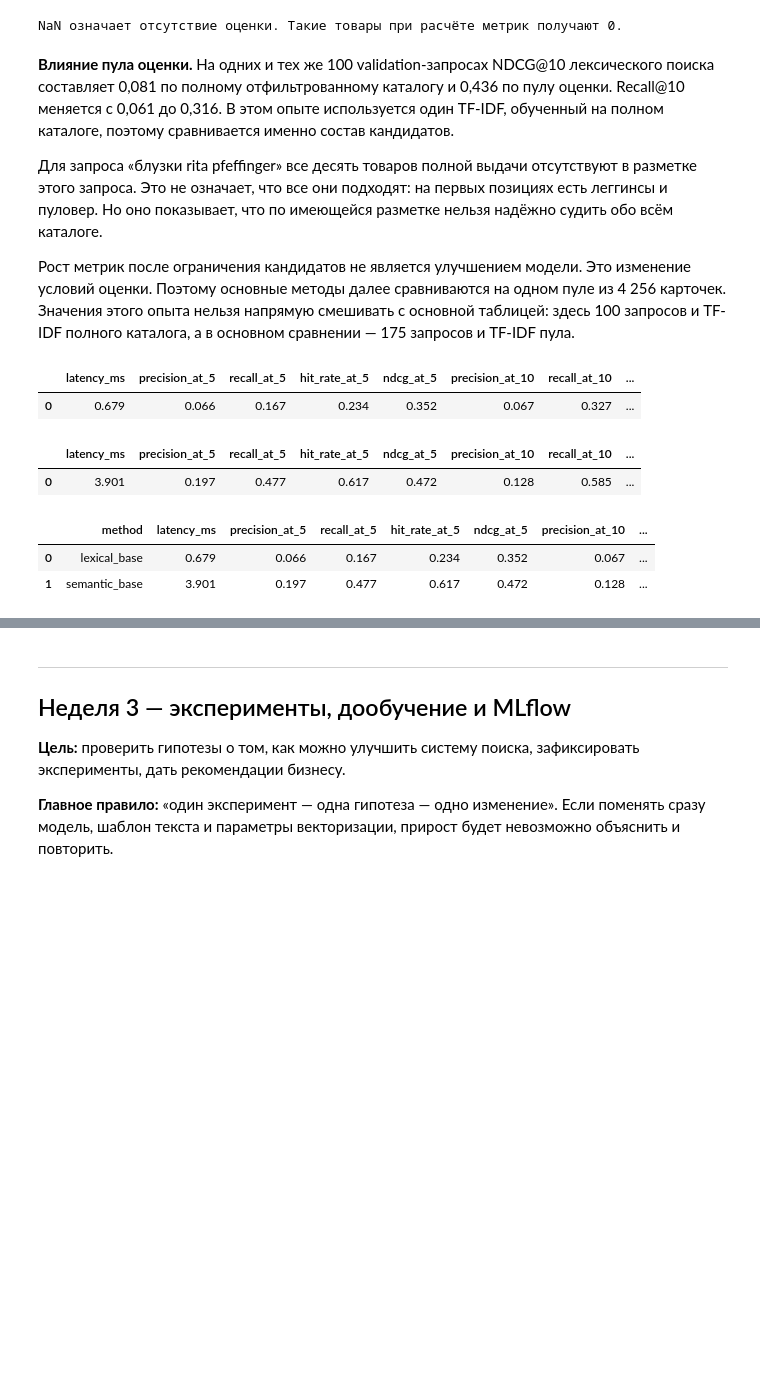
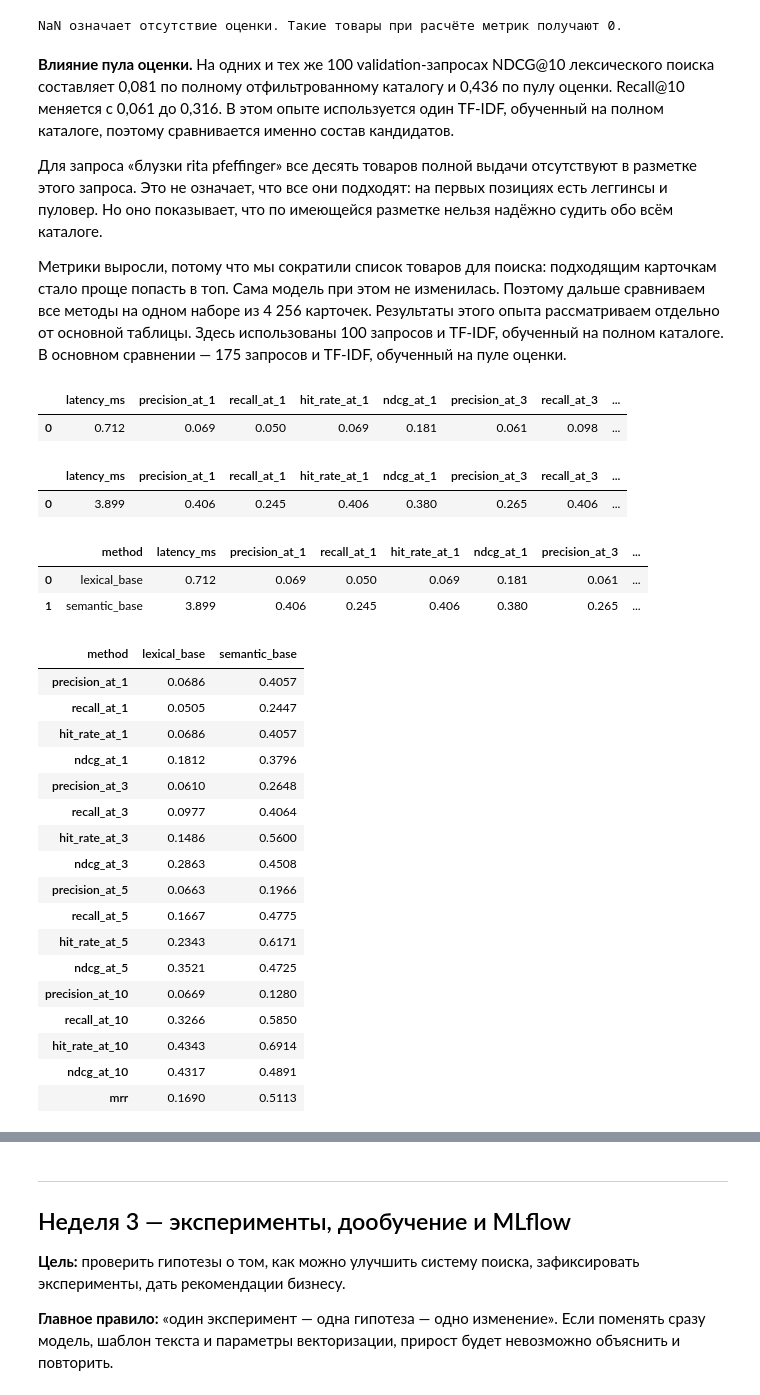
Before and after one commit to danat7075/CalmFruits_recommendation_system, a Jupyter notebook: semantic_search_project.ipynb, the cells around one changed output, grey strips where cells are left out. Cells and saved outputs as stored; diff of their text form; code cells hidden in the pictures; blank space fills up the shorter version.

```diff
--- a/semantic_search_project.ipynb
+++ b/semantic_search_project.ipynb
@@ -1019,6 +1042,7 @@ print("Устройство:", DEVICE)
 # При первом запуске веса модели будут скачаны с Hugging Face.
 # Правила E5: query: для запросов, passage: для товаров, нормализация векторов.
 # Документация: https://huggingface.co/intfloat/multilingual-e5-base
-model = SentenceTransformer(MODEL_NAME, device=DEVICE)
+# Загружаем ту же версию модели, которая использовалась в сохранённых экспериментах.
+MODEL_REVISION = "d128750597153bb5987e10b1c3493a34e5a4502a"
+model = SentenceTransformer(MODEL_NAME, device=DEVICE, revision=MODEL_REVISION)
 model.max_seq_length = 512
-MODEL_REVISION = getattr(model[0].auto_model.config, "_commit_hash", None) or "unknown"
@@ -1162,10 +1185,10 @@ TF-IDF:
 
 Выводы запишите в Markdown-ячейке и рабочем файле Markdown.
 # %%
-# Оцениваем первые 5 и 10 результатов: K=5 — качество начала выдачи,
-# K=10 — сколько релевантных товаров найдётся при просмотре более длинного списка.
-# Одинаковые K для обоих методов обеспечивают сопоставимость метрик.
-K_VALUES = (5, 10)
+# Эксперт говорит что нужно использовать весь набор K: 1, 3, 5 и 10.
+# Малые K характеризуют начало выдачи, K=10 — более длинный список.
+# При сравнении методов прежде всего смотрим NDCG@10 и NDCG@5.
+K_VALUES = (1, 3, 5, 10)
 # %%
 def query_metrics(ranked_ids, relevance_map, threshold=RELEVANCE_THRESHOLD):
     # Оценки товаров в порядке выдачи. Если оценки нет, используем 0.
@@ -1318,7 +1341,8 @@ NaN означает отсутствие оценки. Такие товары
 
 Для запроса «блузки rita pfeffinger» все десять товаров полной выдачи отсутствуют в разметке этого запроса. Это не означает, что все они подходят: на первых позициях есть леггинсы и пуловер. Но оно показывает, что по имеющейся разметке нельзя надёжно судить обо всём каталоге.
 
-Рост метрик после ограничения кандидатов не является улучшением модели. Это изменение условий оценки. Поэтому основные методы далее сравниваются на одном пуле из 4 256 карточек. Значения этого опыта нельзя напрямую смешивать с основной таблицей: здесь 100 запросов и TF-IDF полного каталога, а в основном сравнении — 175 запросов и TF-IDF пула.
+Метрики выросли, потому что мы сократили список товаров для поиска: подходящим карточкам стало проще попасть в топ. Сама модель при этом не изменилась. Поэтому дальше сравниваем все методы на одном наборе из 4 256 карточек.
+Результаты этого опыта рассматриваем отдельно от основной таблицы. Здесь использованы 100 запросов и TF-IDF, обученный на полном каталоге. В основном сравнении — 175 запросов и TF-IDF, обученный на пуле оценки.
 # %%
 # Средние метрики и подробные результаты по каждому запросу.
 lexical_summary, lexical_details = evaluate(
@@ -1327,8 +1351,8 @@ lexical_summary, lexical_details = evaluate(
 
 display(pd.DataFrame([lexical_summary]))
 # %% [output]
-|  | latency_ms | precision_at_5 | recall_at_5 | hit_rate_at_5 | ndcg_at_5 | precision_at_10 | recall_at_10 | ... |
-| 0 | 0.679 | 0.066 | 0.167 | 0.234 | 0.352 | 0.067 | 0.327 | ... |
+|  | latency_ms | precision_at_1 | recall_at_1 | hit_rate_at_1 | ndcg_at_1 | precision_at_3 | recall_at_3 | ... |
+| 0 | 0.712 | 0.069 | 0.050 | 0.069 | 0.181 | 0.061 | 0.098 | ... |
 # %%
 semantic_summary, semantic_details = evaluate(
     semantic_scores, catalog, valid_queries, valid_qrels
@@ -1336,21 +1360,41 @@ semantic_summary, semantic_details = evaluate(
 
 display(pd.DataFrame([semantic_summary]))
 # %% [output]
-|  | latency_ms | precision_at_5 | recall_at_5 | hit_rate_at_5 | ndcg_at_5 | precision_at_10 | recall_at_10 | ... |
-| 0 | 3.901 | 0.197 | 0.477 | 0.617 | 0.472 | 0.128 | 0.585 | ... |
+|  | latency_ms | precision_at_1 | recall_at_1 | hit_rate_at_1 | ndcg_at_1 | precision_at_3 | recall_at_3 | ... |
+| 0 | 3.899 | 0.406 | 0.245 | 0.406 | 0.380 | 0.265 | 0.406 | ... |
 # %%
 # Объединяем результаты двух методов.
 baseline_table = pd.DataFrame(
     [lexical_summary, semantic_summary]
 )
 baseline_table.insert(0, "method", ["lexical_base", "semantic_base"])
 
 display(baseline_table)
 
 # Сохраняем одну копию таблицы метрик рядом с тетрадью.
 baseline_table.to_csv(PROJECT_DIR / "baseline_metrics.csv", index=False)
+# Компактная таблица всех метрик с четырьмя знаками после запятой.
+display(baseline_table.set_index("method").drop(columns="latency_ms").T.style.format("{:.4f}"))
 # %% [output]
-|  | method | latency_ms | precision_at_5 | recall_at_5 | hit_rate_at_5 | ndcg_at_5 | precision_at_10 | ... |
-| 0 | lexical_base | 0.679 | 0.066 | 0.167 | 0.234 | 0.352 | 0.067 | ... |
-| 1 | semantic_base | 3.901 | 0.197 | 0.477 | 0.617 | 0.472 | 0.128 | ... |
+|  | method | latency_ms | precision_at_1 | recall_at_1 | hit_rate_at_1 | ndcg_at_1 | precision_at_3 | ... |
+| 0 | lexical_base | 0.712 | 0.069 | 0.050 | 0.069 | 0.181 | 0.061 | ... |
+| 1 | semantic_base | 3.899 | 0.406 | 0.245 | 0.406 | 0.380 | 0.265 | ... |
+| method | lexical_base | semantic_base |
+| precision_at_1 | 0.0686 | 0.4057 |
+| recall_at_1 | 0.0505 | 0.2447 |
+| hit_rate_at_1 | 0.0686 | 0.4057 |
+| ndcg_at_1 | 0.1812 | 0.3796 |
+| precision_at_3 | 0.0610 | 0.2648 |
+| recall_at_3 | 0.0977 | 0.4064 |
+| hit_rate_at_3 | 0.1486 | 0.5600 |
+| ndcg_at_3 | 0.2863 | 0.4508 |
+| precision_at_5 | 0.0663 | 0.1966 |
+| recall_at_5 | 0.1667 | 0.4775 |
+| hit_rate_at_5 | 0.2343 | 0.6171 |
+| ndcg_at_5 | 0.3521 | 0.4725 |
+| precision_at_10 | 0.0669 | 0.1280 |
+| recall_at_10 | 0.3266 | 0.5850 |
+| hit_rate_at_10 | 0.4343 | 0.6914 |
+| ndcg_at_10 | 0.4317 | 0.4891 |
+| mrr | 0.1690 | 0.5113 |
 # %% [markdown]
```
Also changed, not shown: parts of 67 cells of this notebook, 8 other files.
